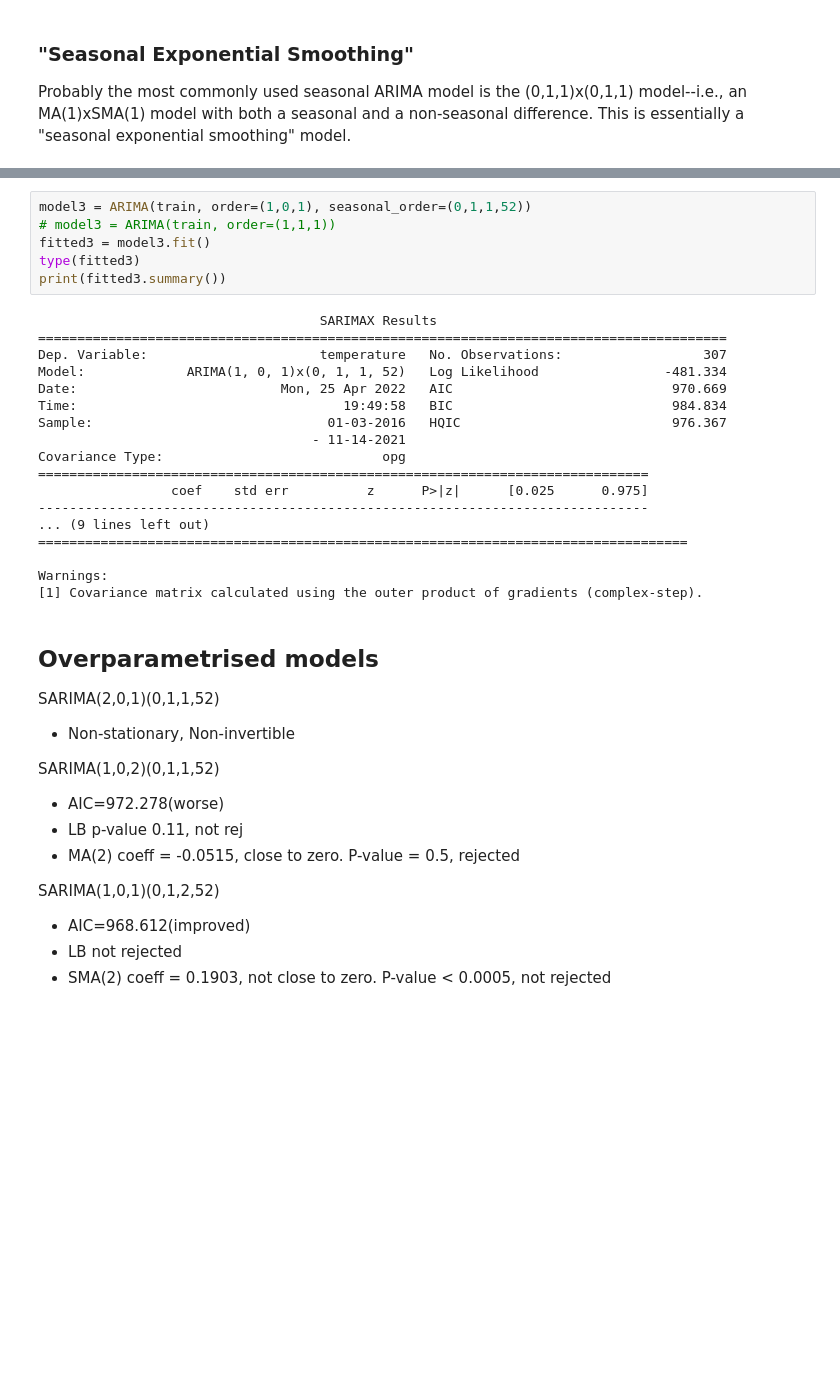
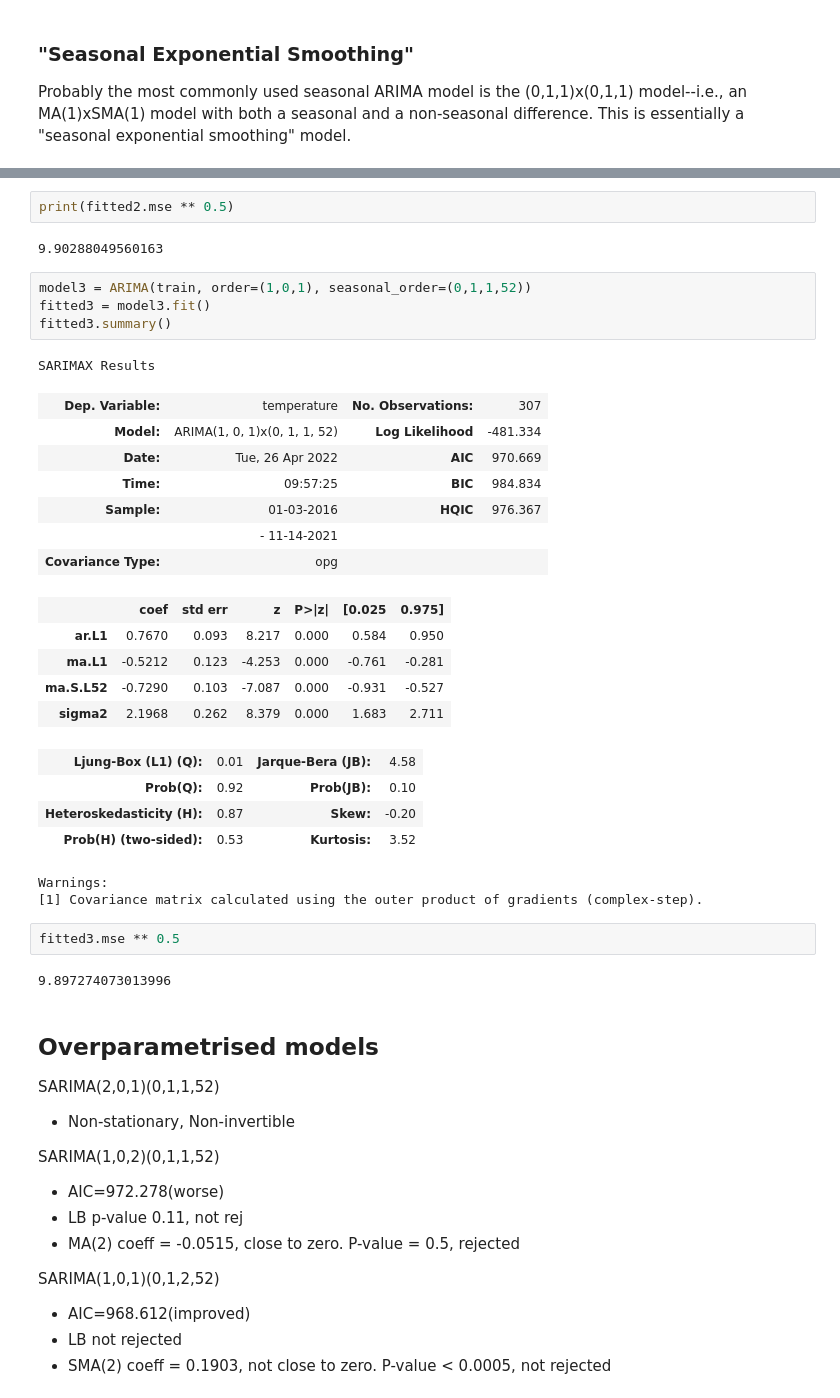
Before and after one commit to Nonug/stat4601-project, a Jupyter notebook: model_fitting.ipynb, the cells around one changed output, grey strips where cells are left out. Drawn from its saved outputs; the diff is of its cells as text; blank space fills up the shorter version.

```diff
--- a/model_fitting.ipynb
+++ b/model_fitting.ipynb
@@ -204,27 +213,35 @@ Warnings:
+# %%
+print(fitted2.mse ** 0.5)
+# %% [output]
+9.90288049560163
 # %%
 model3 = ARIMA(train, order=(1,0,1), seasonal_order=(0,1,1,52))
-# model3 = ARIMA(train, order=(1,1,1))
 fitted3 = model3.fit()
-type(fitted3)
-print(fitted3.summary())
+fitted3.summary()
 # %% [output]
-                                    SARIMAX Results
-========================================================================================
-Dep. Variable:                      temperature   No. Observations:                  307
-Model:             ARIMA(1, 0, 1)x(0, 1, 1, 52)   Log Likelihood                -481.334
-Date:                          Mon, 25 Apr 2022   AIC                            970.669
-Time:                                  19:49:58   BIC                            984.834
-Sample:                              01-03-2016   HQIC                           976.367
-                                   - 11-14-2021
-Covariance Type:                            opg
-==============================================================================
-                 coef    std err          z      P>|z|      [0.025      0.975]
-------------------------------------------------------------------------------
-... (9 lines left out)
-===================================================================================
-
-Warnings:
-[1] Covariance matrix calculated using the outer product of gradients (complex-step).
+SARIMAX Results
+| Dep. Variable: | temperature | No. Observations: | 307 |
+| Model: | ARIMA(1, 0, 1)x(0, 1, 1, 52) | Log Likelihood | -481.334 |
+| Date: | Tue, 26 Apr 2022 | AIC | 970.669 |
+| Time: | 09:57:25 | BIC | 984.834 |
+| Sample: | 01-03-2016 | HQIC | 976.367 |
+|  | - 11-14-2021 |  |  |
+| Covariance Type: | opg |  |  |
+|  | coef | std err | z | P>|z| | [0.025 | 0.975] |
+| ar.L1 | 0.7670 | 0.093 | 8.217 | 0.000 | 0.584 | 0.950 |
+| ma.L1 | -0.5212 | 0.123 | -4.253 | 0.000 | -0.761 | -0.281 |
+| ma.S.L52 | -0.7290 | 0.103 | -7.087 | 0.000 | -0.931 | -0.527 |
+| sigma2 | 2.1968 | 0.262 | 8.379 | 0.000 | 1.683 | 2.711 |
+| Ljung-Box (L1) (Q): | 0.01 | Jarque-Bera (JB): | 4.58 |
+| Prob(Q): | 0.92 | Prob(JB): | 0.10 |
+| Heteroskedasticity (H): | 0.87 | Skew: | -0.20 |
+| Prob(H) (two-sided): | 0.53 | Kurtosis: | 3.52 |
+Warnings:
+[1] Covariance matrix calculated using the outer product of gradients (complex-step).
+# %%
+fitted3.mse ** 0.5
+# %% [output]
+9.897274073013996
 # %% [markdown]
 ## Overparametrised models
 
```
Also changed, not shown: parts of 11 cells of this notebook, 10 other files.
